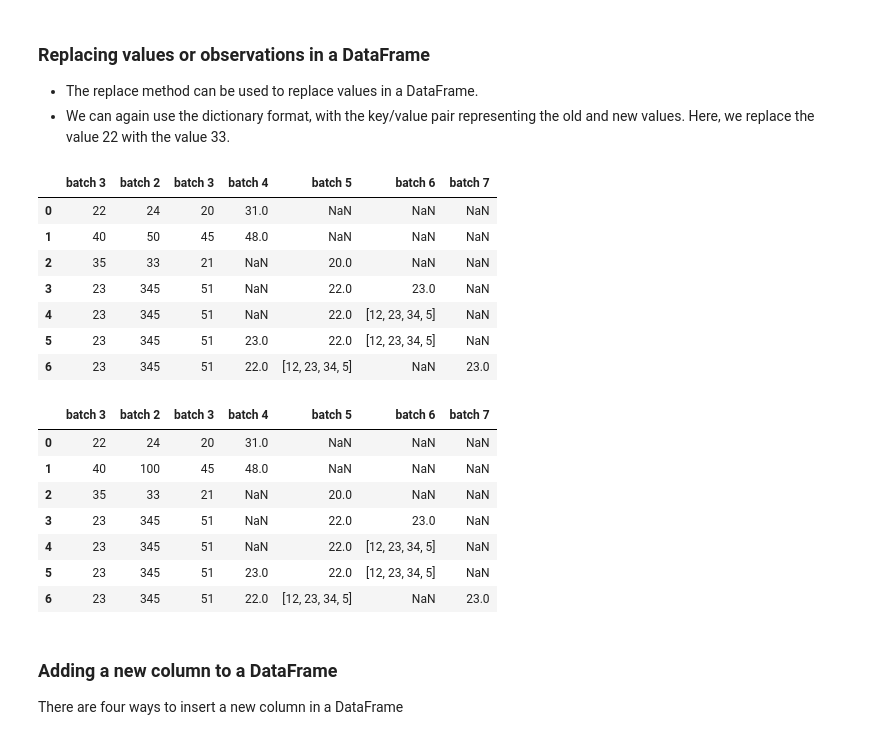
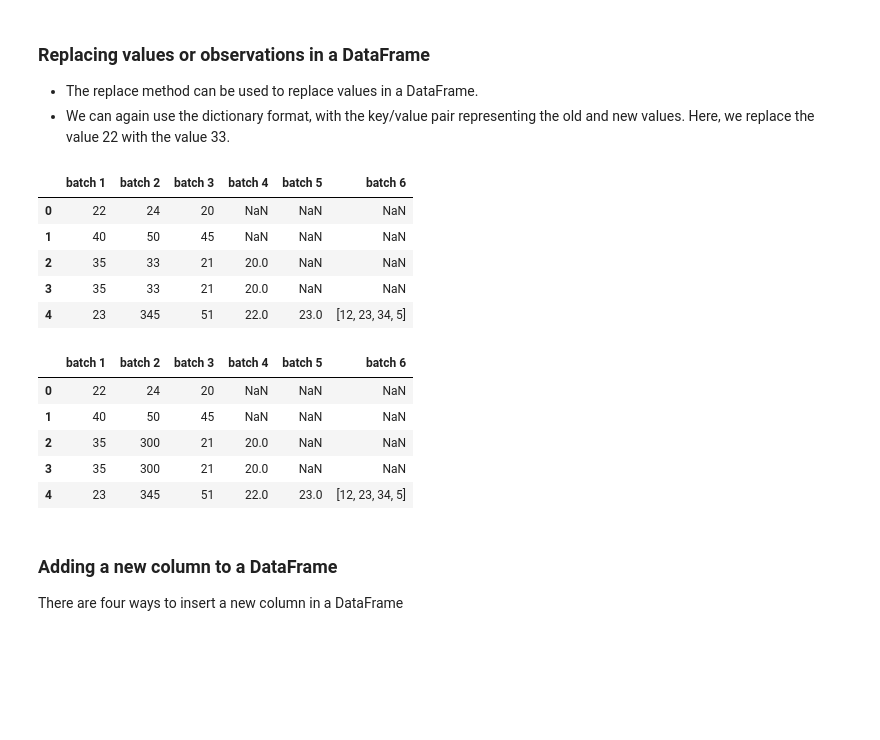
Before and after one commit to svkarthik86/Advanced-python, a Jupyter notebook: PandasLec.ipynb, the cells around one changed output. Drawn from its saved outputs; the diff is of its cells as text; code cells hidden in the pictures; blank space fills up the shorter version.

```diff
--- a/PandasLec.ipynb
+++ b/PandasLec.ipynb
@@ -632,7 +632,7 @@ https://pandas.pydata.org/pandas-docs/stable/reference/io.html
 ![image.png](attachment:71625f29-ccd1-42fe-8a5c-eec5b514c3fc.png)
 # %%
 import pandas as pd
-combined_ages=pd.DataFrame({'class 1':[22,40],'class 2':[24,50],'class 3':[20,45]})
+combined_ages=pd.DataFrame({'class 1':[22,40],'class 2':[24,50],'class 3':[20,45]},index=('a','b'))
 combined_ages
 # %% [output]
 |  | class 1 | class 2 | class 3 |
@@ -971,6 +1108,9 @@ combined_ages
 # %%
 
-combined_ages.rename(columns={1:'class 67'},inplace=True)
+combined_ages.rename(columns={'class 6':'class 5','class 5':'class6',''},inplace=True)
+# %%
+
+combined_ages.rename(columns={"class":"123"},inplace=True) # if key is not matched , ignore
 # %%
 combined_ages
 # %% [output]
@@ -987,7 +1125,7 @@ combined_ages
 # %% [markdown]
 - Renaming can also be done by accessing the columns attribute directly and mentioning the new column names in an array
 # %%
-combined_ages.columns=['batch 1','batch 2','batch 3','batch 4','batch 5','batch 6','batch 7']
+combined_ages.columns=['batch 1','batch 2','batch 3','batch 4','batch 5','batch 6']
 # %%
 combined_ages
 # %% [output]
@@ -1010,25 +1162,21 @@ combined_ages
 # %%
 combined_ages
 # %% [output]
-|  | batch 3 | batch 2 | batch 3 | batch 4 | batch 5 | batch 6 | batch 7 |
-| 0 | 22 | 24 | 20 | 31.0 | NaN | NaN | NaN |
-| 1 | 40 | 50 | 45 | 48.0 | NaN | NaN | NaN |
-| 2 | 35 | 33 | 21 | NaN | 20.0 | NaN | NaN |
-| 3 | 23 | 345 | 51 | NaN | 22.0 | 23.0 | NaN |
-| 4 | 23 | 345 | 51 | NaN | 22.0 | [12, 23, 34, 5] | NaN |
-| 5 | 23 | 345 | 51 | 23.0 | 22.0 | [12, 23, 34, 5] | NaN |
-| 6 | 23 | 345 | 51 | 22.0 | [12, 23, 34, 5] | NaN | 23.0 |
+|  | batch 1 | batch 2 | batch 3 | batch 4 | batch 5 | batch 6 |
+| 0 | 22 | 24 | 20 | NaN | NaN | NaN |
+| 1 | 40 | 50 | 45 | NaN | NaN | NaN |
+| 2 | 35 | 33 | 21 | 20.0 | NaN | NaN |
+| 3 | 35 | 33 | 21 | 20.0 | NaN | NaN |
+| 4 | 23 | 345 | 51 | 22.0 | 23.0 | [12, 23, 34, 5] |
 # %%
-combined_ages.replace({50:100})
+combined_ages.replace({33:300})
 # %% [output]
-|  | batch 3 | batch 2 | batch 3 | batch 4 | batch 5 | batch 6 | batch 7 |
-| 0 | 22 | 24 | 20 | 31.0 | NaN | NaN | NaN |
-| 1 | 40 | 100 | 45 | 48.0 | NaN | NaN | NaN |
-| 2 | 35 | 33 | 21 | NaN | 20.0 | NaN | NaN |
-| 3 | 23 | 345 | 51 | NaN | 22.0 | 23.0 | NaN |
-| 4 | 23 | 345 | 51 | NaN | 22.0 | [12, 23, 34, 5] | NaN |
-| 5 | 23 | 345 | 51 | 23.0 | 22.0 | [12, 23, 34, 5] | NaN |
-| 6 | 23 | 345 | 51 | 22.0 | [12, 23, 34, 5] | NaN | 23.0 |
+|  | batch 1 | batch 2 | batch 3 | batch 4 | batch 5 | batch 6 |
+| 0 | 22 | 24 | 20 | NaN | NaN | NaN |
+| 1 | 40 | 50 | 45 | NaN | NaN | NaN |
+| 2 | 35 | 300 | 21 | 20.0 | NaN | NaN |
+| 3 | 35 | 300 | 21 | 20.0 | NaN | NaN |
+| 4 | 23 | 345 | 51 | 22.0 | 23.0 | [12, 23, 34, 5] |
 # %% [markdown]
 ### Adding a new column to a DataFrame
 There are four ways to insert a new column in a DataFrame
```
Also changed, not shown: parts of 45 cells of this notebook.
